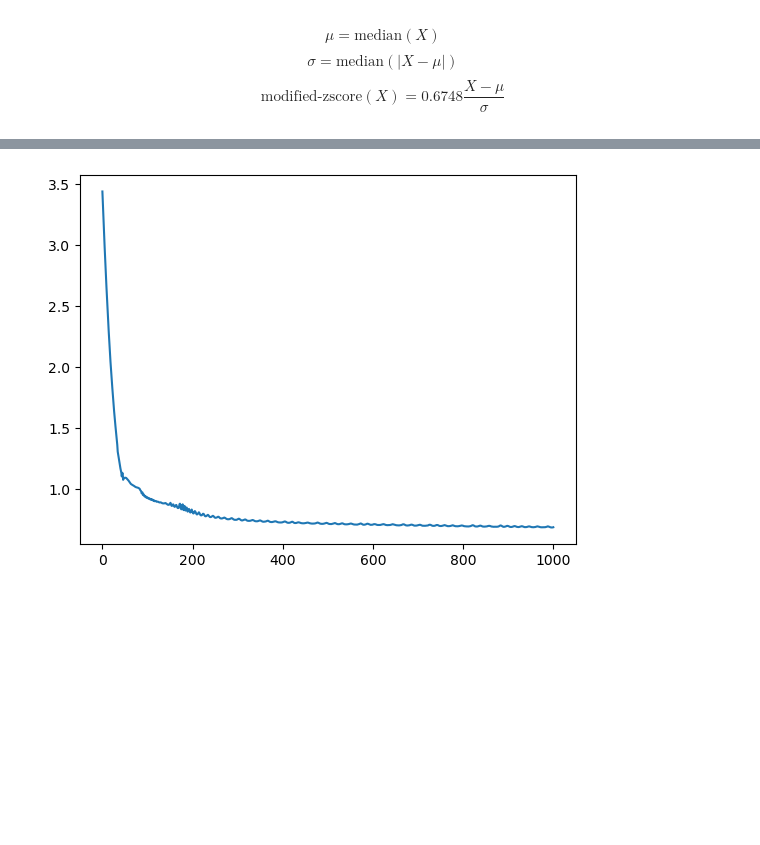
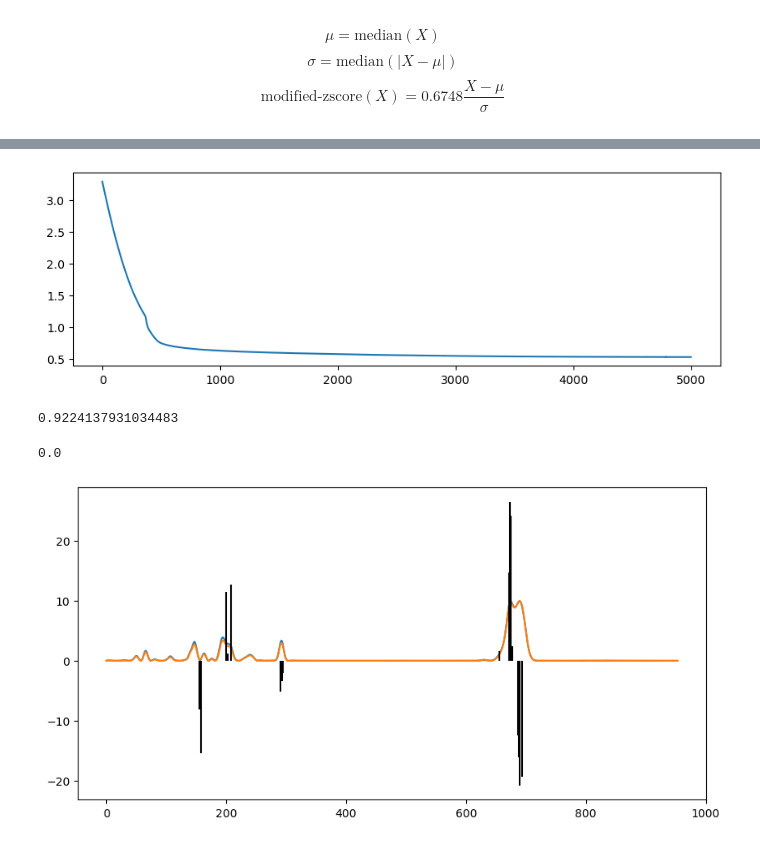
Before and after one commit to intellimath/irsa, a Jupyter notebook: examples/load_spectra.ipynb, the cells around one changed output, grey strips where cells are left out. Saved outputs shown, nothing was run; the diff lists cells and outputs as text; code cells hidden in the pictures; blank space fills up the shorter version.

```diff
--- a/examples/load_spectra.ipynb
+++ b/examples/load_spectra.ipynb
@@ -339,8 +381,32 @@ alg = cls.classification_as_regr(ys, zs, mod, regnorm=funcs2.AbsoluteNorm(), h=0
-# %%
-plt.plot(alg.lvals)
-plt.show()
-# %% [output]
-[figure, removed]
+# %%
+alg = cls.classification_as_regr(ys, zs, mod, regnorm=funcs2.AbsoluteNorm(),
+                                 normalizer=gd.Masked(mod.n_param, 1.0e-5),
+                                 h=0.001, tau=0.01, n_iter=5000)
+
+plt.figure(figsize=(10,3))
+plt.plot(alg.lvals)
+plt.show()
+
+from sklearn.metrics import accuracy_score
+print(accuracy_score(zs, np.sign(mod.evaluate(ys))))
+# %% [output]
+[figure, added]
+0.9224137931034483
+# %%
+param = np.asarray(mod.param[1:])
+print(param[0])
+param_p = param.copy()
+param_m = param.copy()
+param_p[param < 0] = 0
+param_m[param > 0] = 0
+plt.figure(figsize=(10,5))
+plt.plot(ys36.mean(axis=0), label="36")
+plt.plot(ys95.mean(axis=0), label="95")
+plt.vlines(range(ys.shape[1]), 10*param_m, 10*param_p, color='k')
+plt.show()
+# %% [output]
+0.0
+[figure, added]
 # %%
 plots.plot_cls_function(mod, ys, zs)
 # %% [output]
```
Also changed, not shown: parts of 25 cells of this notebook, 3 other files.
